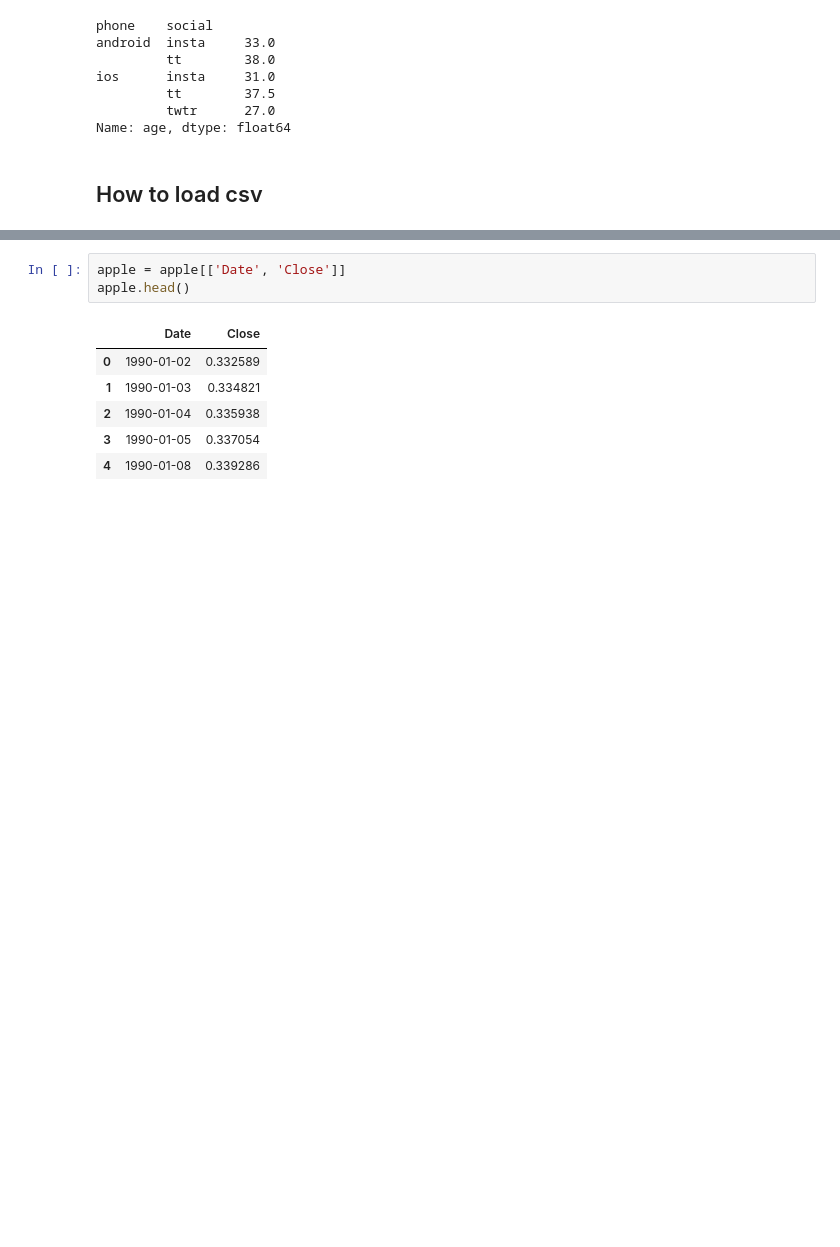
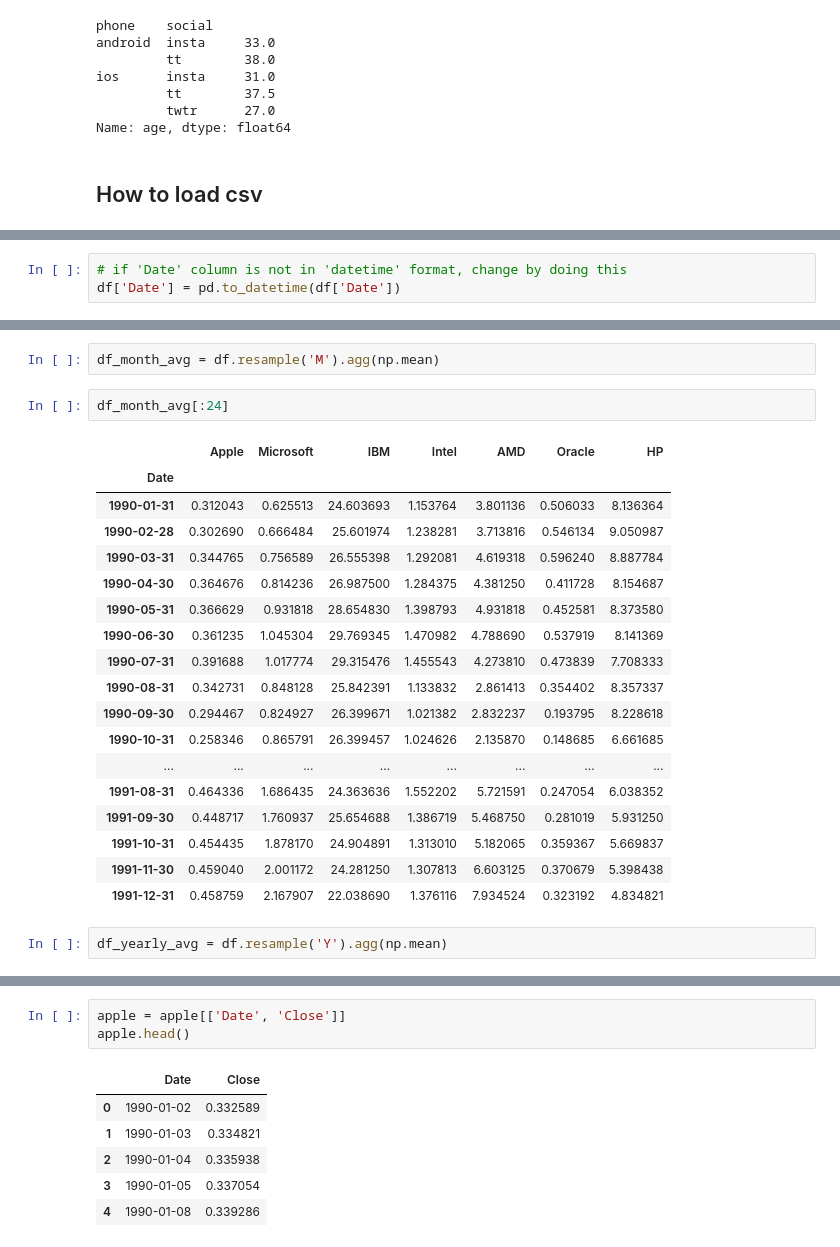
Before and after one commit to yuchild/erik_interviewqs, a Jupyter notebook: question_stocks_monte_carlo.ipynb, the cells around one changed output, grey strips where cells are left out. Saved outputs shown, nothing was run; the diff lists cells and outputs as text; blank space fills up the shorter version.

```diff
--- a/question_stocks_monte_carlo.ipynb
+++ b/question_stocks_monte_carlo.ipynb
@@ -676,0 +704,3 @@ df_salary.head()
+# %%
+# if 'Date' column is not in 'datetime' format, change by doing this
+df['Date'] = pd.to_datetime(df['Date'])
@@ -676,0 +756,25 @@ df_salary.head()
+# %%
+df_month_avg = df.resample('M').agg(np.mean)
+# %%
+df_month_avg[:24]
+# %% [output]
+|  | Apple | Microsoft | IBM | Intel | AMD | Oracle | HP |
+| Date |  |  |  |  |  |  |  |
+| 1990-01-31 | 0.312043 | 0.625513 | 24.603693 | 1.153764 | 3.801136 | 0.506033 | 8.136364 |
+| 1990-02-28 | 0.302690 | 0.666484 | 25.601974 | 1.238281 | 3.713816 | 0.546134 | 9.050987 |
+| 1990-03-31 | 0.344765 | 0.756589 | 26.555398 | 1.292081 | 4.619318 | 0.596240 | 8.887784 |
+| 1990-04-30 | 0.364676 | 0.814236 | 26.987500 | 1.284375 | 4.381250 | 0.411728 | 8.154687 |
+| 1990-05-31 | 0.366629 | 0.931818 | 28.654830 | 1.398793 | 4.931818 | 0.452581 | 8.373580 |
+| 1990-06-30 | 0.361235 | 1.045304 | 29.769345 | 1.470982 | 4.788690 | 0.537919 | 8.141369 |
+| 1990-07-31 | 0.391688 | 1.017774 | 29.315476 | 1.455543 | 4.273810 | 0.473839 | 7.708333 |
+| 1990-08-31 | 0.342731 | 0.848128 | 25.842391 | 1.133832 | 2.861413 | 0.354402 | 8.357337 |
+| 1990-09-30 | 0.294467 | 0.824927 | 26.399671 | 1.021382 | 2.832237 | 0.193795 | 8.228618 |
+| 1990-10-31 | 0.258346 | 0.865791 | 26.399457 | 1.024626 | 2.135870 | 0.148685 | 6.661685 |
+| ... | ... | ... | ... | ... | ... | ... | ... |
+| 1991-08-31 | 0.464336 | 1.686435 | 24.363636 | 1.552202 | 5.721591 | 0.247054 | 6.038352 |
+| 1991-09-30 | 0.448717 | 1.760937 | 25.654688 | 1.386719 | 5.468750 | 0.281019 | 5.931250 |
+| 1991-10-31 | 0.454435 | 1.878170 | 24.904891 | 1.313010 | 5.182065 | 0.359367 | 5.669837 |
+| 1991-11-30 | 0.459040 | 2.001172 | 24.281250 | 1.307813 | 6.603125 | 0.370679 | 5.398438 |
+| 1991-12-31 | 0.458759 | 2.167907 | 22.038690 | 1.376116 | 7.934524 | 0.323192 | 4.834821 |
+# %%
+df_yearly_avg = df.resample('Y').agg(np.mean)
```
Also changed, not shown: parts of 43 cells of this notebook.
